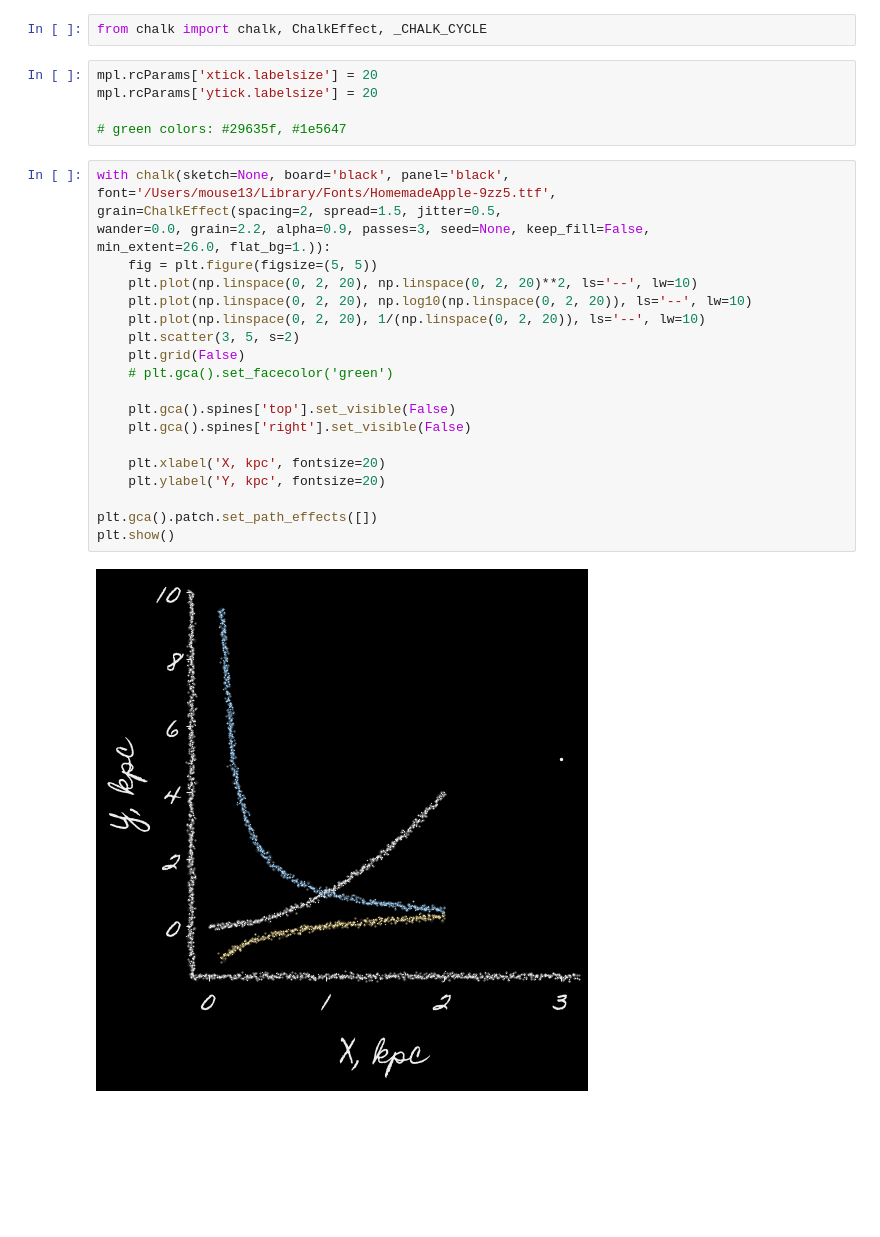
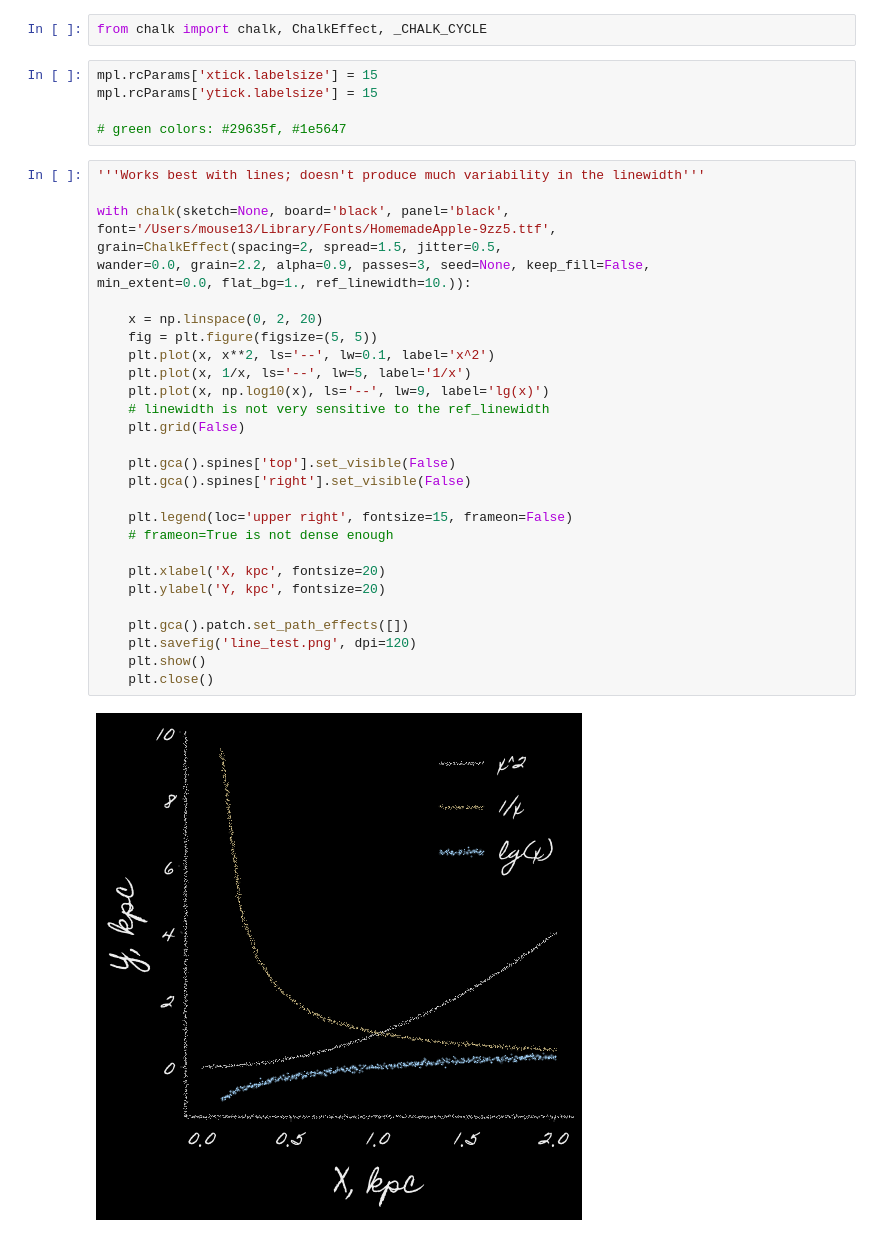
Before and after one commit to astrofyz/chalk_effect, a Jupyter notebook: test.ipynb, the cells around one changed output. Drawn from its saved outputs; the diff is of its cells as text; blank space fills up the shorter version.

```diff
--- a/test.ipynb
+++ b/test.ipynb
@@ -16,32 +11,40 @@ plt.show()
 # %%
 from chalk import chalk, ChalkEffect, _CHALK_CYCLE
 # %%
-mpl.rcParams['xtick.labelsize'] = 20
-mpl.rcParams['ytick.labelsize'] = 20
+mpl.rcParams['xtick.labelsize'] = 15
+mpl.rcParams['ytick.labelsize'] = 15
 
 # green colors: #29635f, #1e5647
 # %%
+'''Works best with lines; doesn't produce much variability in the linewidth'''
+
 with chalk(sketch=None, board='black', panel='black',
 font='/Users/mouse13/Library/Fonts/HomemadeApple-9zz5.ttf',
 grain=ChalkEffect(spacing=2, spread=1.5, jitter=0.5,
 wander=0.0, grain=2.2, alpha=0.9, passes=3, seed=None, keep_fill=False,
-min_extent=26.0, flat_bg=1.)):
+min_extent=0.0, flat_bg=1., ref_linewidth=10.)):
+
+    x = np.linspace(0, 2, 20)
     fig = plt.figure(figsize=(5, 5))
-    plt.plot(np.linspace(0, 2, 20), np.linspace(0, 2, 20)**2, ls='--', lw=10)
-    plt.plot(np.linspace(0, 2, 20), np.log10(np.linspace(0, 2, 20)), ls='--', lw=10)
-    plt.plot(np.linspace(0, 2, 20), 1/(np.linspace(0, 2, 20)), ls='--', lw=10)
-    plt.scatter(3, 5, s=2)
+    plt.plot(x, x**2, ls='--', lw=0.1, label='x^2')
+    plt.plot(x, 1/x, ls='--', lw=5, label='1/x')
+    plt.plot(x, np.log10(x), ls='--', lw=9, label='lg(x)')
+    # linewidth is not very sensitive to the ref_linewidth
     plt.grid(False)
-    # plt.gca().set_facecolor('green')
 
     plt.gca().spines['top'].set_visible(False)
     plt.gca().spines['right'].set_visible(False)
 
+    plt.legend(loc='upper right', fontsize=15, frameon=False)
+    # frameon=True is not dense enough
+
     plt.xlabel('X, kpc', fontsize=20)
     plt.ylabel('Y, kpc', fontsize=20)
 
-plt.gca().patch.set_path_effects([])
-plt.show()
+    plt.gca().patch.set_path_effects([])
+    plt.savefig('line_test.png', dpi=120)
+    plt.show()
+    plt.close()
 # %% [output]
-[figure, old version]
+[figure, new version]
 # %%
```
Also changed, not shown: parts of 14 cells of this notebook, 10 other files.
